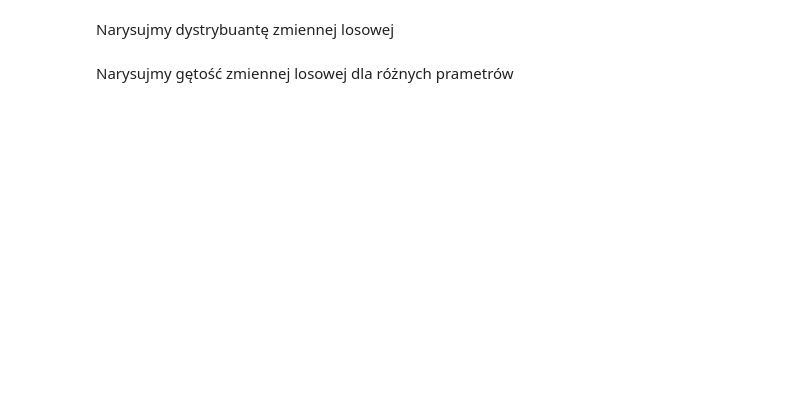
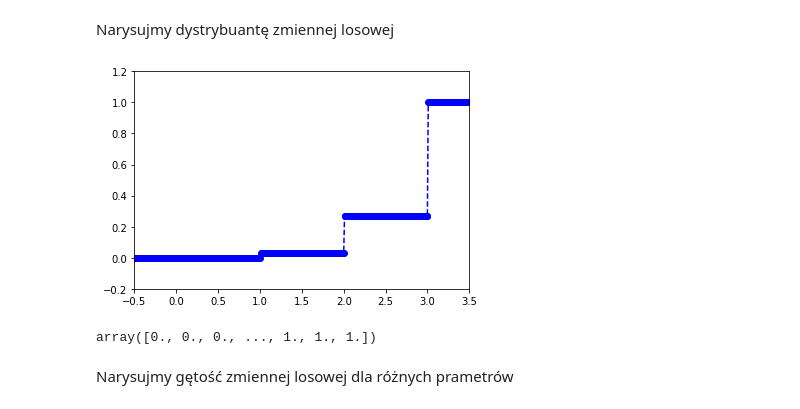
Before and after one commit to rafalkobiela/ages_statystyka1_26_09, a Jupyter notebook: 3_dwumianowy.ipynb, the cells around one changed output. Drawn from its saved outputs; the diff is of its cells as text; code cells hidden in the pictures; blank space fills up the shorter version.

```diff
--- a/3_dwumianowy.ipynb
+++ b/3_dwumianowy.ipynb
@@ -32,4 +63,19 @@ Narysujmy gętość zmiennej losowej
 # %% [markdown]
 Narysujmy dystrybuantę zmiennej losowej
+# %%
+p = 0.9
+num = 3
+fig, ax = plt.subplots(1,1)
+x = np.arange(-5, num+1 , 0.01)
+ax.set_xlim([-0.5, num+0.5])
+ax.set_ylim([-0.2,1.2])
+ax.plot(x, stats.binom.cdf(x, num,p), 'bo--')
+plt.show()
+# %% [output]
+[figure, added]
+# %%
+stats.binom.cdf(np.arange(-5, num + 1, 0.01), num, p)
+# %% [output]
+array([0., 0., 0., ..., 1., 1., 1.])
 # %% [markdown]
 Narysujmy gętość zmiennej losowej dla różnych prametrów
```
Also changed, not shown: parts of 10 cells of this notebook, 1 other file.
